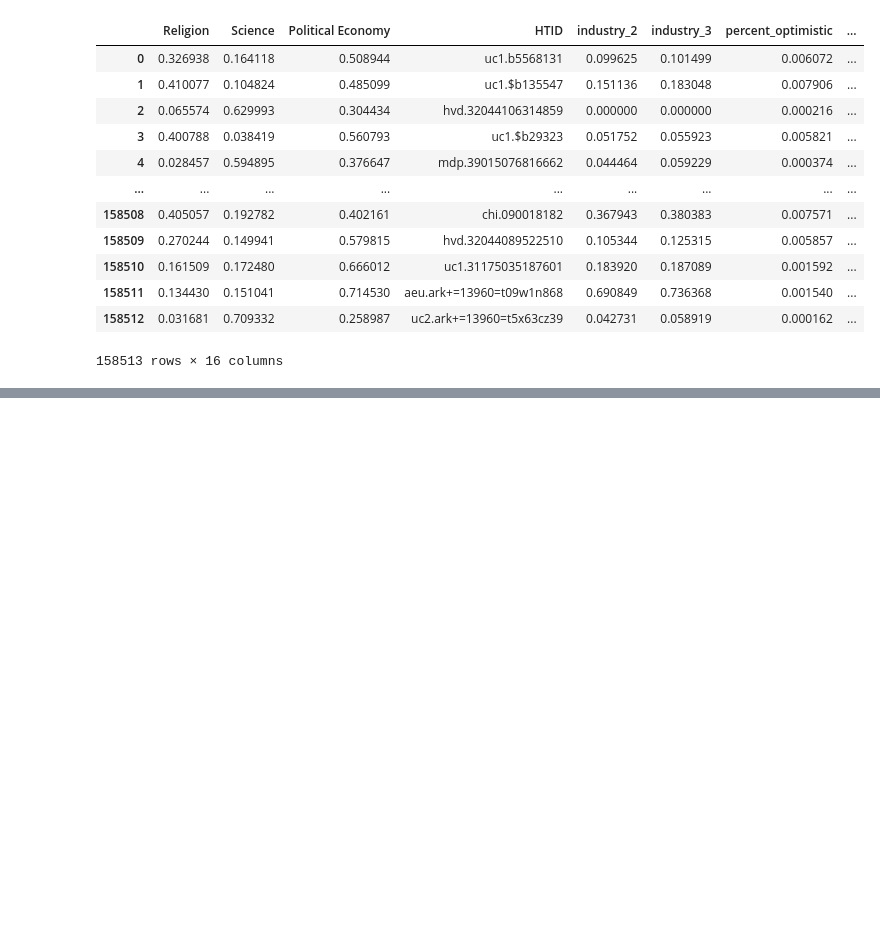
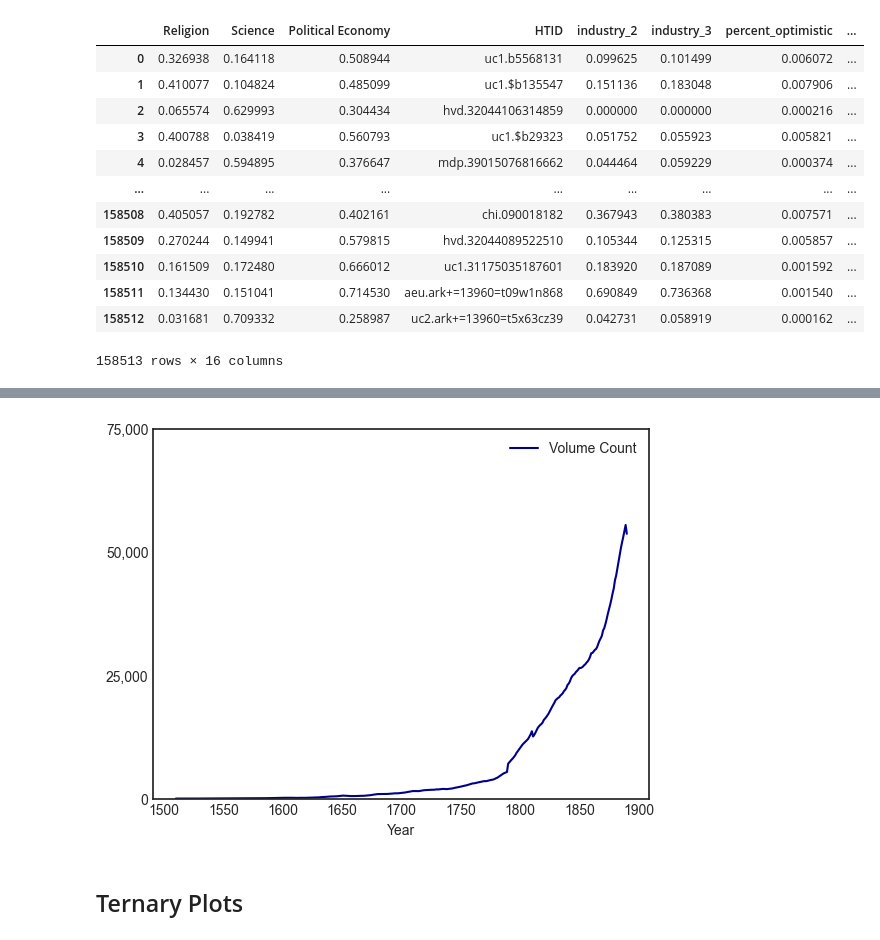
Before and after one commit to austinkennedy/Hathitrust, a Jupyter notebook: code/volume_figures.ipynb, the cells around one changed output, grey strips where cells are left out. Drawn from its saved outputs; the diff is of its cells as text; code cells hidden in the pictures; blank space fills up the shorter version.

```diff
--- a/code/volume_figures.ipynb
+++ b/code/volume_figures.ipynb
@@ -46,7 +62,9 @@ for year in range(1510,1891):
 def category_averages(data, year, category):
     cat_vols = data[data['Category'] == category]
     cols = cat_vols[['Religion', 'Science', 'Political Economy']]
-    means = cols.mean(axis = 0)
+    means = np.array(cols.mean(axis = 0))
+    means = means[None,:]
     tmp = pd.DataFrame(means, columns=cols.columns)
     tmp['Year'] = year
+    tmp['Volumes'] = len(cat_vols)
     return tmp
@@ -61,0 +127,16 @@ for year in years:
+# %%
+#Volume count figure
+count = pd.DataFrame(volume_count.items(), columns=['Year', 'Count'])
+
+fig, (ax1) = plt.subplots(1,1)
+ax1.plot(count['Year'], count['Count'], color = "darkblue", label = "Volume Count")
+ax1.legend(loc = "upper right")
+ax1.set_xlabel('Year')
+ax1.set_yticks([0,25000, 50000, 75000])
+ax1.set_yticklabels(["0", "25,000", "50,000", "75,000"])
+plt.ylim([0,75000])
+fig.savefig('../output/volumes_over_time/total_volumes.png', dpi = 200)
+# %% [output]
+[figure, added]
+# %% [markdown]
+## Ternary Plots
```
Also changed, not shown: parts of 11 cells of this notebook, 12 other files.
